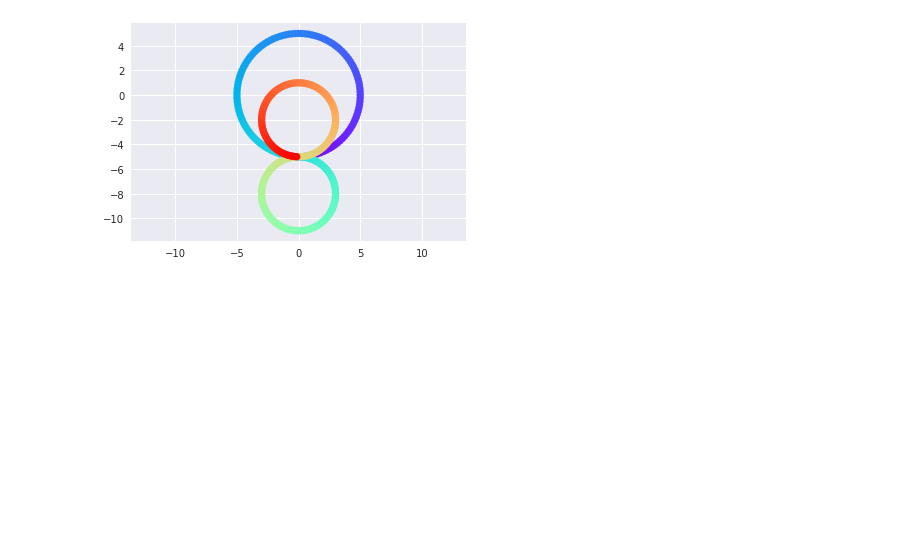
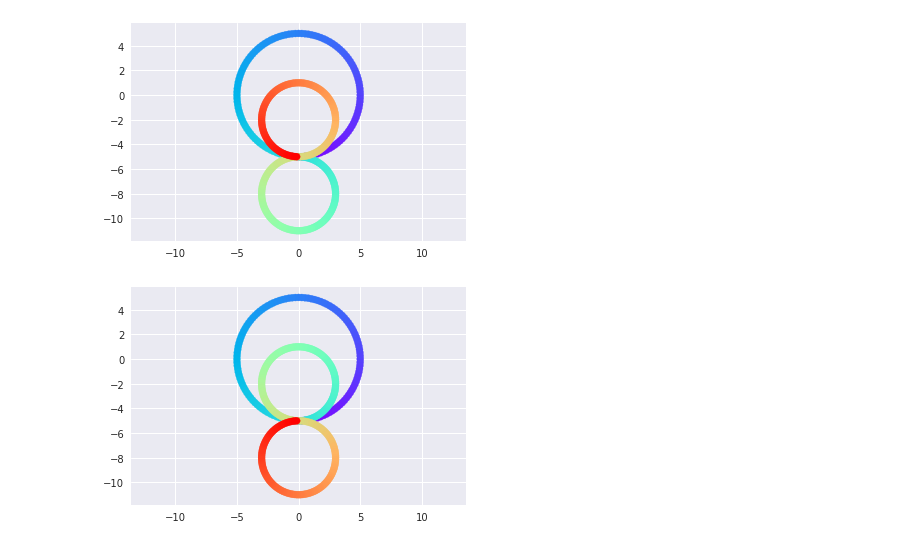
Before and after one commit to sharma-arjun/DirectedInfo-GAIL, a Jupyter notebook: IL/plots/create_circles.ipynb, the cells around one changed output. Drawn from its saved outputs; the diff is of its cells as text; code cells hidden in the pictures; blank space fills up the shorter version.

Commit message:
Added second meta policy

```diff
--- a/IL/plots/create_circles.ipynb
+++ b/IL/plots/create_circles.ipynb
@@ -102,3 +104,44 @@ plt.axis('equal')
 plt.show()
 # %% [output]
 [figure]
+# %%
+# Meta policy 2
+
+centre1 = (0.0, 0.0)
+r1 = 5
+w1 = 3
+T1 = 120
+circle_1 = draw_circle(centre = centre1, w = w1, r = r1, direction=1, T = T1, theta_offset = 0)
+
+centre2 = (0.0, -2.0)
+r2 = 3
+w2 = 3
+T2 = 120
+circle_2 = draw_circle(centre = centre2, w = w2, r = r2, direction=1, T = T2, theta_offset = 0)
+
+
+centre3 = (0.0, -8.0)
+r3 = 3
+w3 = 3
+T3 = 120
+circle_3 = draw_circle(centre = centre3, w = w3, r = r3, direction=-1, T = T3, theta_offset = 180)
+
+
+x_list = []
+y_list = []
+for i in range(len(circle_1)):
+    x_list.append(circle_1[i][0])
+    y_list.append(circle_1[i][1])
+for i in range(len(circle_2)):
+    x_list.append(circle_2[i][0])
+    y_list.append(circle_2[i][1])
+for i in range(len(circle_3)):
+    x_list.append(circle_3[i][0])
+    y_list.append(circle_3[i][1])
+
+colors = cm.rainbow(np.linspace(0, 1, len(x_list)))
+plt.scatter(x_list, y_list, color=colors)
+plt.axis('equal')
+plt.show()
+# %% [output]
+[figure, added]
```
Also changed, not shown: parts of 2 cells of this notebook.
